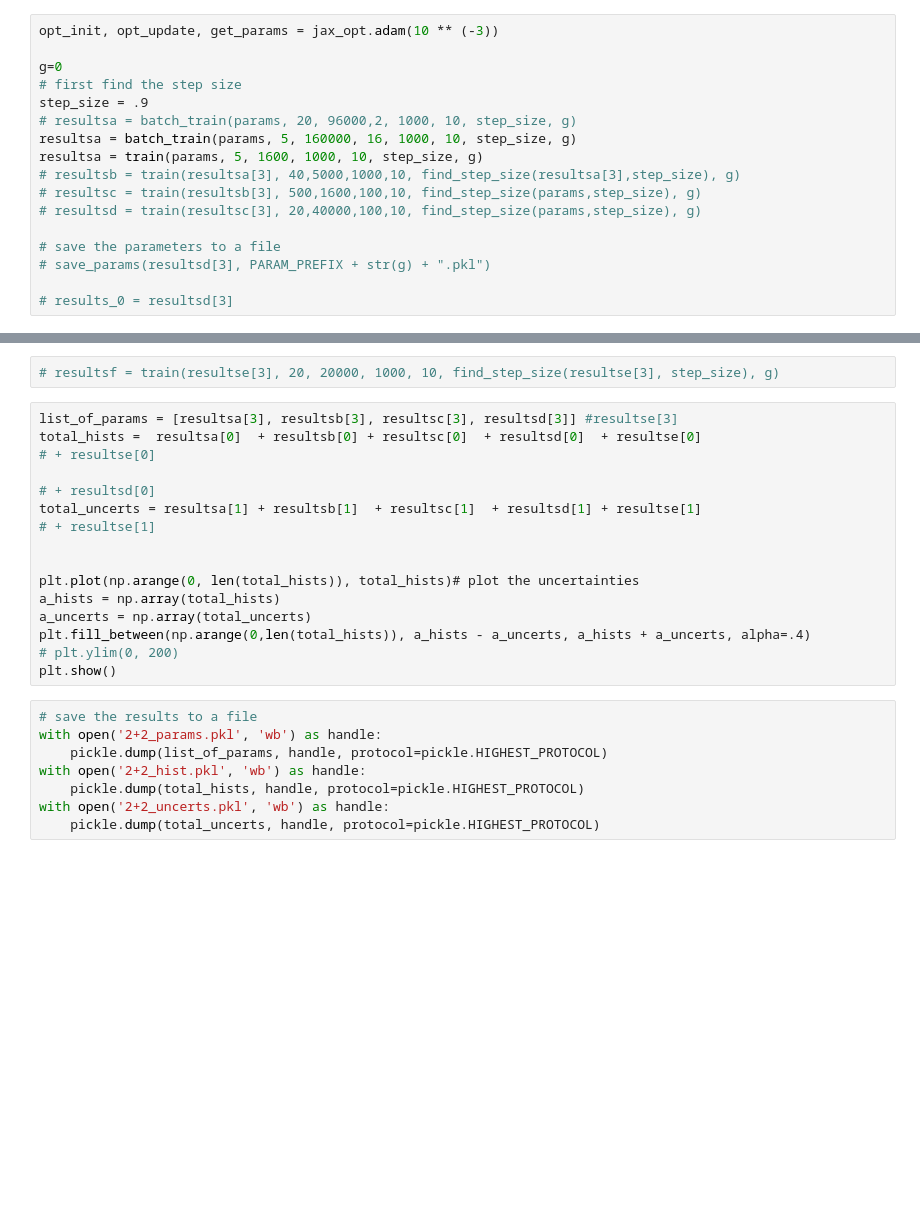
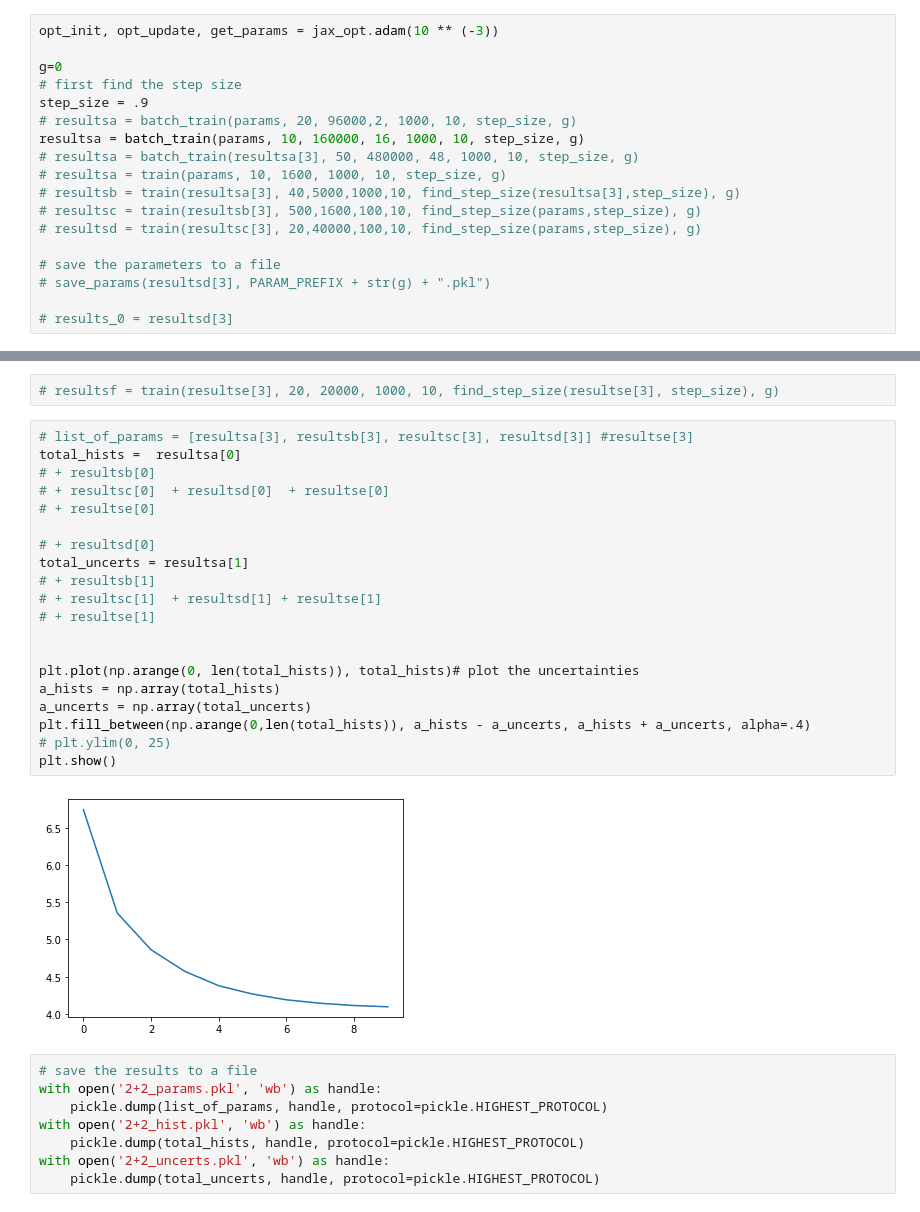
Before and after one commit to hershkumar/summer2022, a Jupyter notebook: neural/fermions/2+2_speed_training.ipynb, the cells around one changed output, grey strips where cells are left out. Drawn from its saved outputs; the diff is of its cells as text; blank space fills up the shorter version.

```diff
--- a/neural/fermions/2+2_speed_training.ipynb
+++ b/neural/fermions/2+2_speed_training.ipynb
@@ -727,8 +702,9 @@ g=0
 # first find the step size
 step_size = .9
 # resultsa = batch_train(params, 20, 96000,2, 1000, 10, step_size, g)
-resultsa = batch_train(params, 5, 160000, 16, 1000, 10, step_size, g)
-resultsa = train(params, 5, 1600, 1000, 10, step_size, g)
+resultsa = batch_train(params, 10, 160000, 16, 1000, 10, step_size, g)
+# resultsa = batch_train(resultsa[3], 50, 480000, 48, 1000, 10, step_size, g)
+# resultsa = train(params, 10, 1600, 1000, 10, step_size, g)
 # resultsb = train(resultsa[3], 40,5000,1000,10, find_step_size(resultsa[3],step_size), g)
 # resultsc = train(resultsb[3], 500,1600,100,10, find_step_size(params,step_size), g)
 # resultsd = train(resultsc[3], 20,40000,100,10, find_step_size(params,step_size), g)
@@ -751,21 +724,27 @@ resultse = train(resultsd[3], 50, 70000, 1000, 10, find_step_size(resultsd[3], s
 # %%
 # resultsf = train(resultse[3], 20, 20000, 1000, 10, find_step_size(resultse[3], step_size), g)
 # %%
-list_of_params = [resultsa[3], resultsb[3], resultsc[3], resultsd[3]] #resultse[3]
-total_hists =  resultsa[0]  + resultsb[0] + resultsc[0]  + resultsd[0]  + resultse[0]
+# list_of_params = [resultsa[3], resultsb[3], resultsc[3], resultsd[3]] #resultse[3]
+total_hists =  resultsa[0]
+# + resultsb[0]
+# + resultsc[0]  + resultsd[0]  + resultse[0]
 # + resultse[0]
 
 # + resultsd[0]
-total_uncerts = resultsa[1] + resultsb[1]  + resultsc[1]  + resultsd[1] + resultse[1]
+total_uncerts = resultsa[1]
+# + resultsb[1]
+# + resultsc[1]  + resultsd[1] + resultse[1]
 # + resultse[1]
 
 
 plt.plot(np.arange(0, len(total_hists)), total_hists)# plot the uncertainties
 a_hists = np.array(total_hists)
 a_uncerts = np.array(total_uncerts)
 plt.fill_between(np.arange(0,len(total_hists)), a_hists - a_uncerts, a_hists + a_uncerts, alpha=.4)
-# plt.ylim(0, 200)
+# plt.ylim(0, 25)
 plt.show()
+# %% [output]
+[figure, added]
 # %%
 # save the results to a file
 with open('2+2_params.pkl', 'wb') as handle:
```
Also changed, not shown: parts of 7 cells of this notebook, 1 other file.
